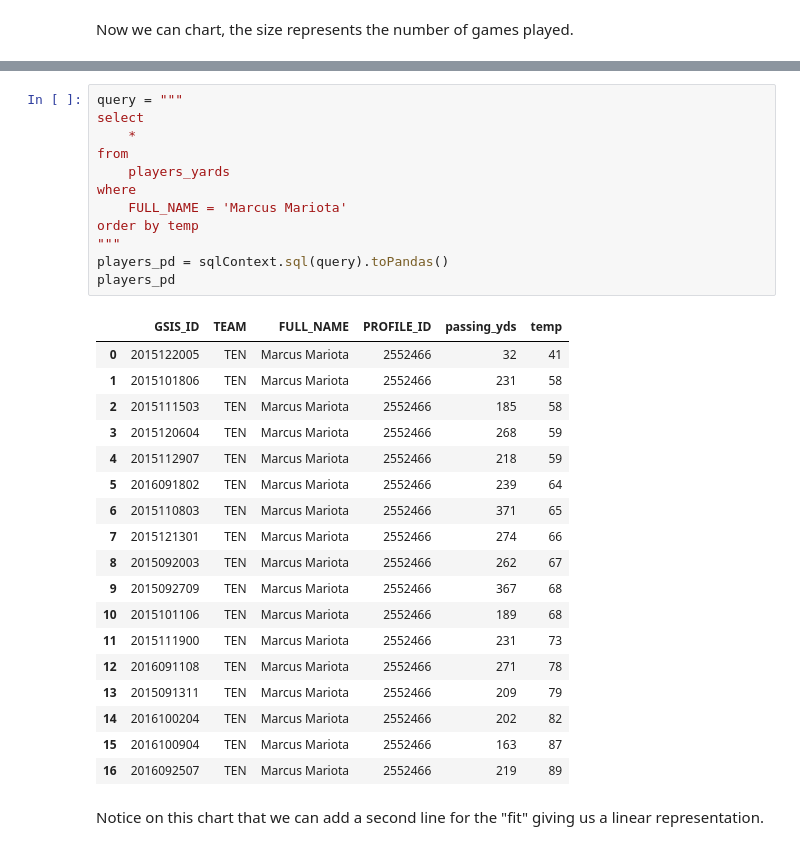
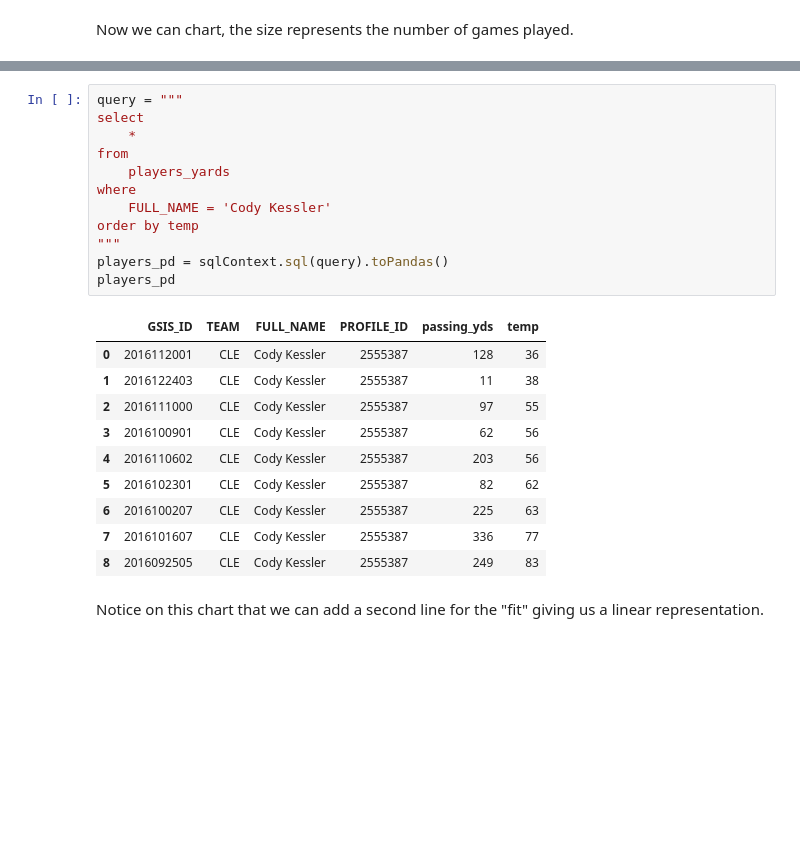
Before and after one commit to bradenrc/nfl_dsx, a Jupyter notebook: NFL Analysis.ipynb, the cells around one changed output, grey strips where cells are left out. Cells and saved outputs as stored; diff of their text form; blank space fills up the shorter version.

```diff
--- a/NFL Analysis.ipynb
+++ b/NFL Analysis.ipynb
@@ -484,34 +481,26 @@ players_pd
 # %%
 query = """
 select
     *
 from
     players_yards
 where
-    FULL_NAME = 'Marcus Mariota'
+    FULL_NAME = 'Cody Kessler'
 order by temp
 """
 players_pd = sqlContext.sql(query).toPandas()
 players_pd
 # %% [output]
 |  | GSIS_ID | TEAM | FULL_NAME | PROFILE_ID | passing_yds | temp |
-| 0 | 2015122005 | TEN | Marcus Mariota | 2552466 | 32 | 41 |
-| 1 | 2015101806 | TEN | Marcus Mariota | 2552466 | 231 | 58 |
-| 2 | 2015111503 | TEN | Marcus Mariota | 2552466 | 185 | 58 |
-| 3 | 2015120604 | TEN | Marcus Mariota | 2552466 | 268 | 59 |
-| 4 | 2015112907 | TEN | Marcus Mariota | 2552466 | 218 | 59 |
-| 5 | 2016091802 | TEN | Marcus Mariota | 2552466 | 239 | 64 |
-| 6 | 2015110803 | TEN | Marcus Mariota | 2552466 | 371 | 65 |
-| 7 | 2015121301 | TEN | Marcus Mariota | 2552466 | 274 | 66 |
-| 8 | 2015092003 | TEN | Marcus Mariota | 2552466 | 262 | 67 |
-| 9 | 2015092709 | TEN | Marcus Mariota | 2552466 | 367 | 68 |
-| 10 | 2015101106 | TEN | Marcus Mariota | 2552466 | 189 | 68 |
-| 11 | 2015111900 | TEN | Marcus Mariota | 2552466 | 231 | 73 |
-| 12 | 2016091108 | TEN | Marcus Mariota | 2552466 | 271 | 78 |
-| 13 | 2015091311 | TEN | Marcus Mariota | 2552466 | 209 | 79 |
-| 14 | 2016100204 | TEN | Marcus Mariota | 2552466 | 202 | 82 |
-| 15 | 2016100904 | TEN | Marcus Mariota | 2552466 | 163 | 87 |
-| 16 | 2016092507 | TEN | Marcus Mariota | 2552466 | 219 | 89 |
+| 0 | 2016112001 | CLE | Cody Kessler | 2555387 | 128 | 36 |
+| 1 | 2016122403 | CLE | Cody Kessler | 2555387 | 11 | 38 |
+| 2 | 2016111000 | CLE | Cody Kessler | 2555387 | 97 | 55 |
+| 3 | 2016100901 | CLE | Cody Kessler | 2555387 | 62 | 56 |
+| 4 | 2016110602 | CLE | Cody Kessler | 2555387 | 203 | 56 |
+| 5 | 2016102301 | CLE | Cody Kessler | 2555387 | 82 | 62 |
+| 6 | 2016100207 | CLE | Cody Kessler | 2555387 | 225 | 63 |
+| 7 | 2016101607 | CLE | Cody Kessler | 2555387 | 336 | 77 |
+| 8 | 2016092505 | CLE | Cody Kessler | 2555387 | 249 | 83 |
 # %% [markdown]
 Notice on this chart that we can add a second line for the "fit" giving us a linear representation.
 # %%
```
Also changed, not shown: parts of 21 cells of this notebook.
